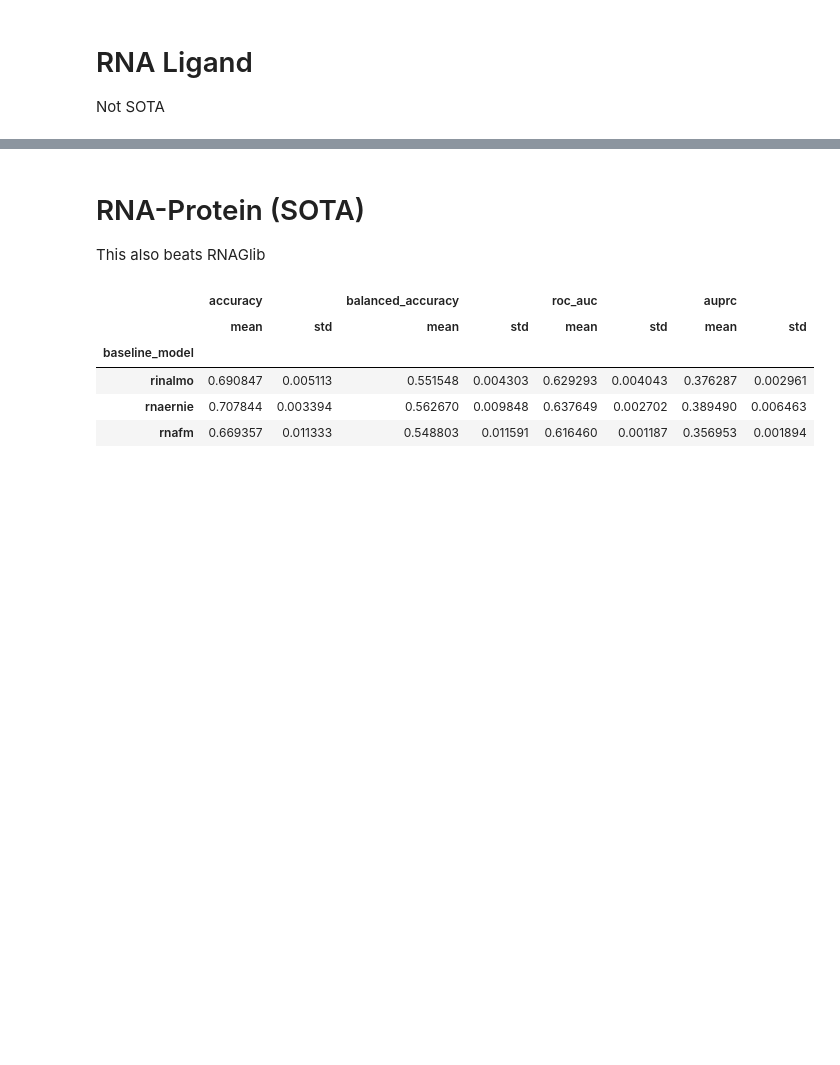
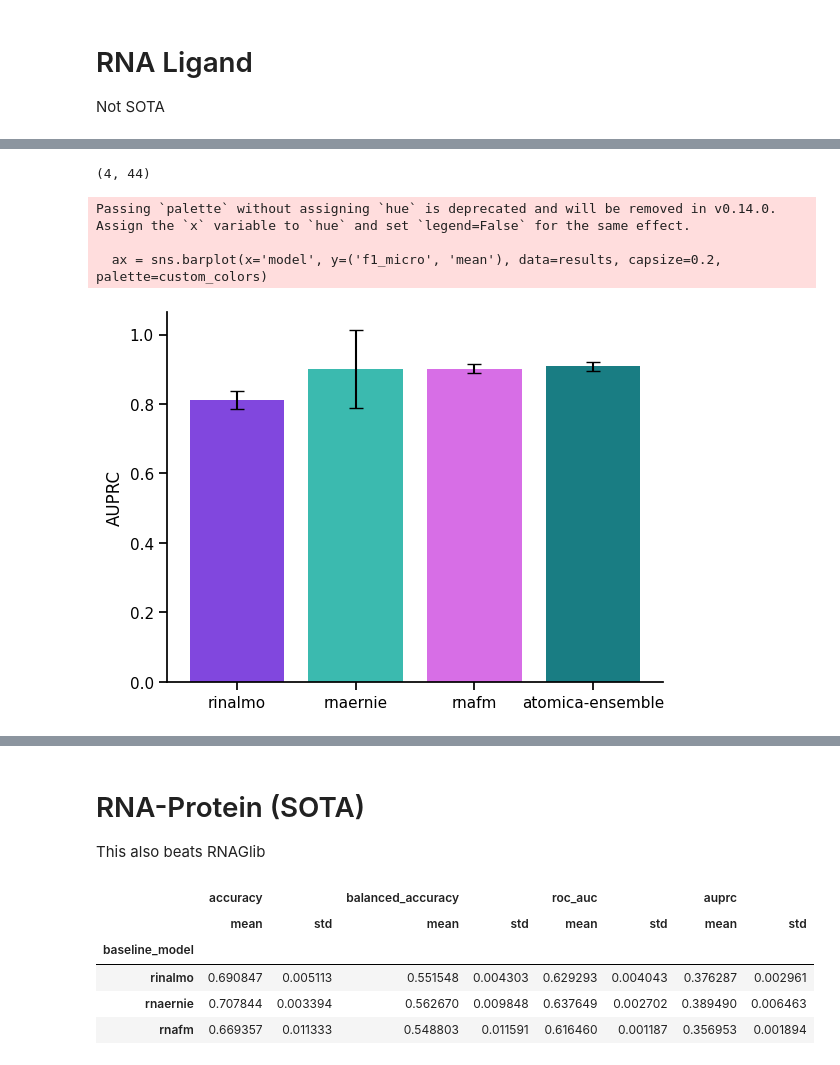
Before and after one commit to mims-harvard/ATOMICA, a Jupyter notebook: case_studies/rnaglib_tasks/inference.ipynb, the cells around one changed output, grey strips where cells are left out. Saved outputs shown, nothing was run; the diff lists cells and outputs as text; code cells hidden in the pictures; blank space fills up the shorter version.

```diff
--- a/case_studies/rnaglib_tasks/inference.ipynb
+++ b/case_studies/rnaglib_tasks/inference.ipynb
@@ -314,7 +378,7 @@ for baseline_model in ["rinalmo","rnafm","rnaernie"]:
     df = process_atomica_rnafm_mlp_results(f"{DATA_DIR}/{baseline_model}/RNA_Ligand/", "best_val_f1")
     df['baseline_model'] = baseline_model
     baselines.append(df)
-baselines = pd.concat(baselines)
+baselines = pd.concat(baselines).reset_index(drop=True)
 baseline_agg_results = baselines.groupby('baseline_model').agg({
     'accuracy': ['mean', 'std'],
     'balanced_accuracy': ['mean', 'std'],
@@ -409,2 +517,44 @@ MetricsResult(accuracy=0.7954545454545454, balanced_accuracy=0.5333333333333333,
+# %%
+rnafm_preds = np.load(os.path.join(baselines['checkpoint_path'].iloc[3], "test_predictions.npy"))
+y_true = np.stack(atomica_results['label'])
+rnafm_tp = np.logical_and(y_true == rnafm_preds, y_true == 1)
+atomica_tp = np.logical_and(y_true == ensemble_pred, y_true == 1)
+np.sum(np.logical_and(rnafm_tp==False, atomica_tp)), len(y_true)
+# %% [output]
+(4, 44)
+# %%
+results = pd.concat([baseline_agg_results, atomica_metrics]).reset_index()
+results.rename(columns={'index': 'model'}, inplace=True)
+results = results[results['model'] != 'atomica']
+
+# Plot using barplot
+ax = sns.barplot(x='model', y=('f1_micro', 'mean'), data=results, capsize=0.2, palette=custom_colors)
+
+# Manually add error bars using the values of mean and std for each model
+x_positions = np.arange(len(results['model']))
+y_means = results[('f1_micro', 'mean')].values
+y_stds = results[('f1_micro', 'std')].values
+
+ax.errorbar(
+    x=x_positions,
+    y=y_means,
+    yerr=y_stds,
+    fmt='none',
+    c='black',
+    capsize=5,
+    elinewidth=1.5
+)
+
+ax.set_xticks(x_positions)
+ax.set_xticklabels(results['model'])
+sns.despine()
+ax.set_ylabel('AUPRC')
+ax.set_xlabel('')
+plt.show()
+# %% [output]
+Passing `palette` without assigning `hue` is deprecated and will be removed in v0.14.0. Assign the `x` variable to `hue` and set `legend=False` for the same effect.
+
+  ax = sns.barplot(x='model', y=('f1_micro', 'mean'), data=results, capsize=0.2, palette=custom_colors)
+[figure, added]
 # %% [markdown]
 ### Ensemble model
```
Also changed, not shown: parts of 20 cells of this notebook, 9 other files.
